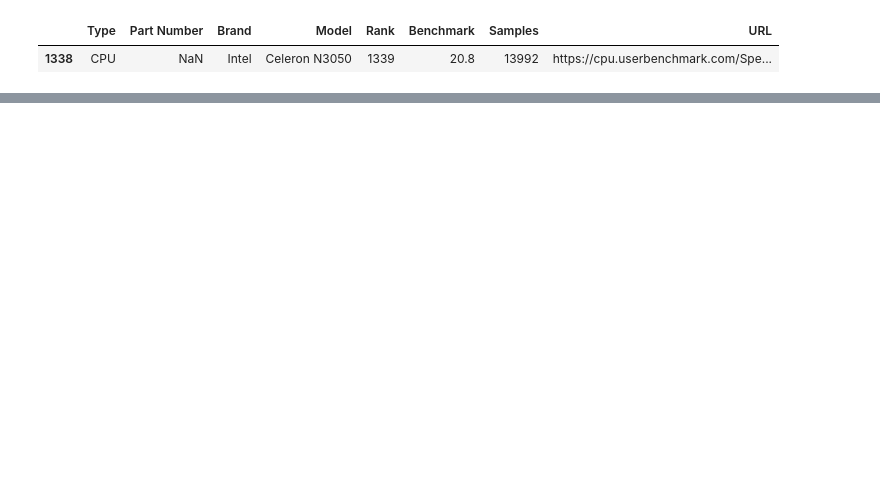
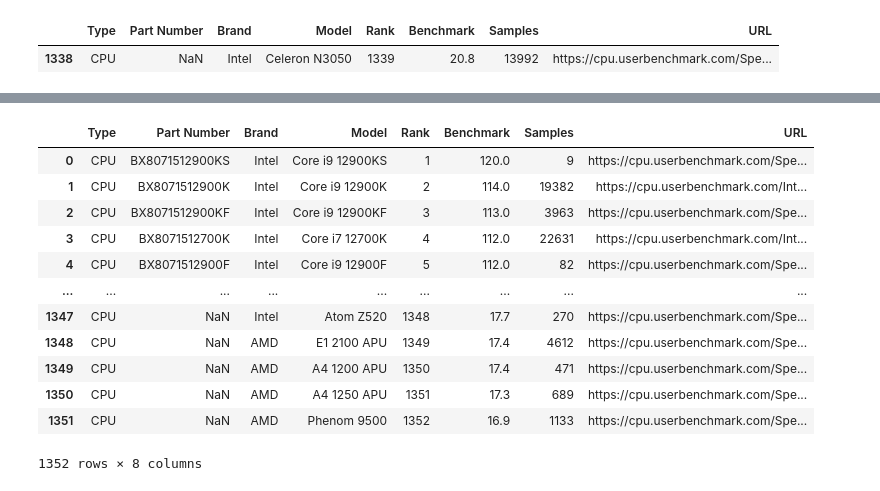
Before and after one commit to Aurathic/Bitcamp-2022, a Jupyter notebook: scraping/aggregate_data.ipynb, the cells around one changed output, grey strips where cells are left out. Cells and saved outputs as stored; diff of their text form; code cells hidden in the pictures; blank space fills up the shorter version.

```diff
--- a/scraping/aggregate_data.ipynb
+++ b/scraping/aggregate_data.ipynb
@@ -55,0 +77,16 @@ cpu[cpu['Model'].str.contains('N3050')].head()
+# %%
+cpu
+# %% [output]
+|  | Type | Part Number | Brand | Model | Rank | Benchmark | Samples | URL |
+| 0 | CPU | BX8071512900KS | Intel | Core i9 12900KS | 1 | 120.0 | 9 | https://cpu.userbenchmark.com/Spe... |
+| 1 | CPU | BX8071512900K | Intel | Core i9 12900K | 2 | 114.0 | 19382 | https://cpu.userbenchmark.com/Int... |
+| 2 | CPU | BX8071512900KF | Intel | Core i9 12900KF | 3 | 113.0 | 3963 | https://cpu.userbenchmark.com/Spe... |
+| 3 | CPU | BX8071512700K | Intel | Core i7 12700K | 4 | 112.0 | 22631 | https://cpu.userbenchmark.com/Int... |
+| 4 | CPU | BX8071512900F | Intel | Core i9 12900F | 5 | 112.0 | 82 | https://cpu.userbenchmark.com/Spe... |
+| ... | ... | ... | ... | ... | ... | ... | ... | ... |
+| 1347 | CPU | NaN | Intel | Atom Z520 | 1348 | 17.7 | 270 | https://cpu.userbenchmark.com/Spe... |
+| 1348 | CPU | NaN | AMD | E1 2100 APU | 1349 | 17.4 | 4612 | https://cpu.userbenchmark.com/Spe... |
+| 1349 | CPU | NaN | AMD | A4 1200 APU | 1350 | 17.4 | 471 | https://cpu.userbenchmark.com/Spe... |
+| 1350 | CPU | NaN | AMD | A4 1250 APU | 1351 | 17.3 | 689 | https://cpu.userbenchmark.com/Spe... |
+| 1351 | CPU | NaN | AMD | Phenom 9500 | 1352 | 16.9 | 1133 | https://cpu.userbenchmark.com/Spe... |
+1352 rows × 8 columns
```
Also changed, not shown: parts of 4 cells of this notebook, 2 other files.
